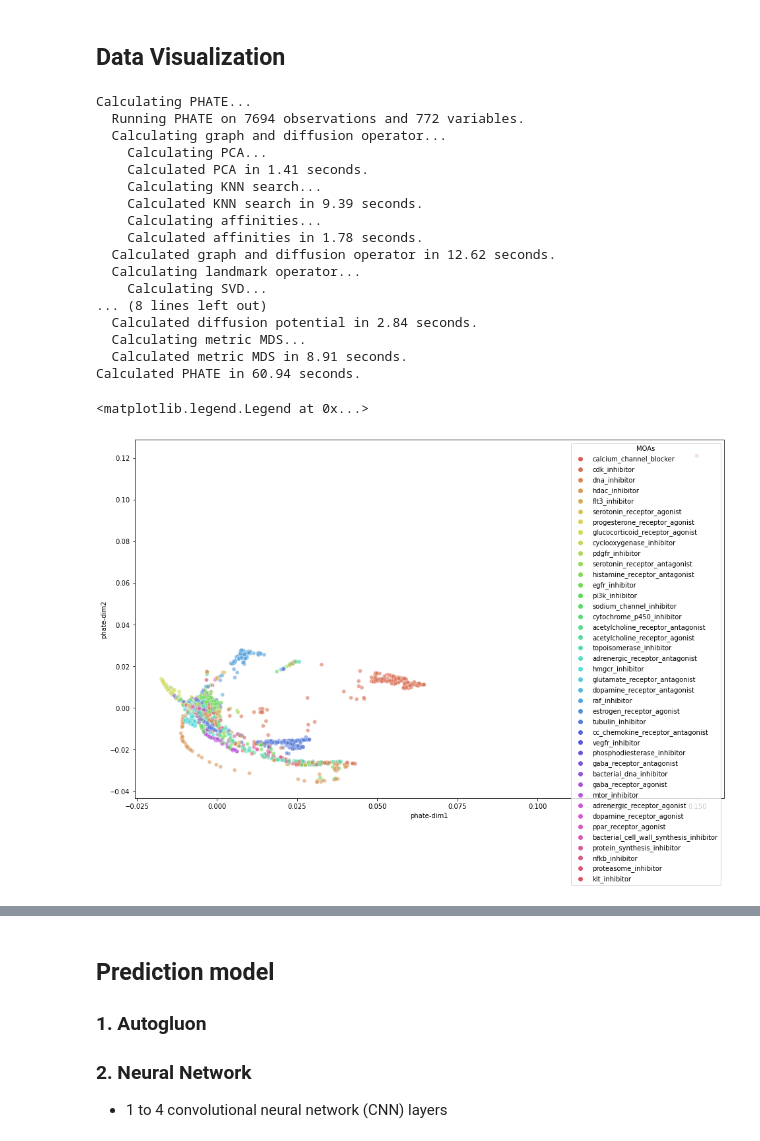
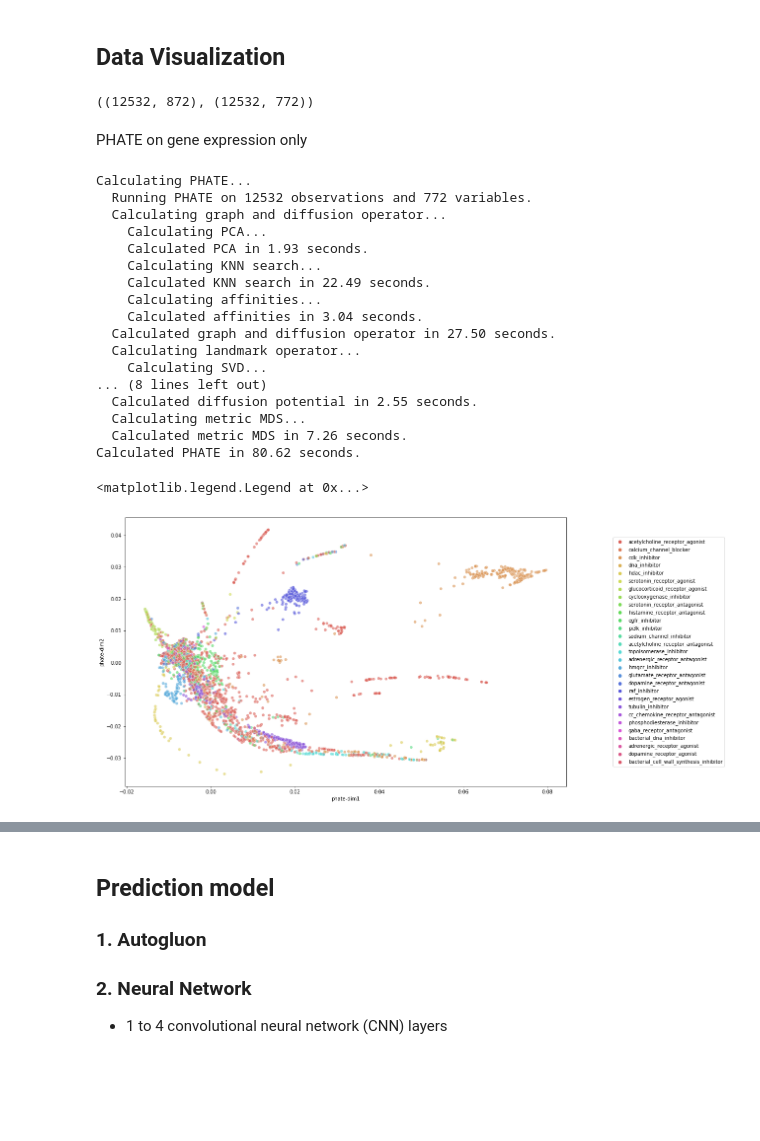
Before and after one commit to maestapereira/2021f_genomics_project, a Jupyter notebook: SandraWorkNotebook.ipynb, the cells around one changed output, grey strips where cells are left out. Drawn from its saved outputs; the diff is of its cells as text; code cells hidden in the pictures; blank space fills up the shorter version.

```diff
--- a/SandraWorkNotebook.ipynb
+++ b/SandraWorkNotebook.ipynb
@@ -208,6 +185,6 @@ array([ 6,  8, 11, ..., 36, 30,  8])
 # %%
 # these are our labels
-moa_label_names = pd.Series(list(n_moa_labels.drop(columns=['id', 'dtype']).columns))
+moa_label_names = pd.Series(list(df_lab.drop(columns=['id', 'dtype']).columns))
 moa_label_names.values
 # %% [output]
 array(['acetylcholine_receptor_agonist',
@@ -255,0 +230,4 @@ Train, test, val features ((3758, 876), (3244, 876), (692, 876))
+# %%
+# get ordinal labels
+ordinal_labels = get_labels_ordinal(df_lab)
+ordinal_labels_full = get_labels_ordinal(df_labels)
@@ -258,50 +257,54 @@ Train, test, val features ((3758, 876), (3244, 876), (692, 876))
 # %%
-# nnptrain_features, nnptest_features, nnpval_features = split_features_train_test_val(df_feat.dropna(), in_numpy=True)
-npgene_exp_feat = get_gene_exp_features(n_moa_feature, in_numpy=True)
-# get ordinal labels
-ordinal_labels = get_labels_ordinal(n_moa_labels)
+# remove all columns except those starting with a g
+npgene_exp_feat = get_gene_exp_features(df_feat, in_numpy=True)
 # get moas of ordinal labels
 name_labels = list(moa_label_names[ordinal_labels.astype(int)].values)
+# %%
+(npbio_feat.shape, npgene_exp_feat.shape)
+# %% [output]
+((12532, 872), (12532, 772))
+# %% [markdown]
+PHATE on gene expression only
 # %%
 # https://www.nature.com/articles/s41587-019-0336-3
 phate_op = phate.PHATE()
-data_phate = phate_op.fit_transform(npgene_exp_feat)
+genex_phate = phate_op.fit_transform(npgene_exp_feat)
 # %% [output]
 Calculating PHATE...
-  Running PHATE on 7694 observations and 772 variables.
+  Running PHATE on 12532 observations and 772 variables.
   Calculating graph and diffusion operator...
     Calculating PCA...
-    Calculated PCA in 1.41 seconds.
+    Calculated PCA in 1.93 seconds.
     Calculating KNN search...
-    Calculated KNN search in 9.39 seconds.
+    Calculated KNN search in 22.49 seconds.
     Calculating affinities...
-    Calculated affinities in 1.78 seconds.
-  Calculated graph and diffusion operator in 12.62 seconds.
+    Calculated affinities in 3.04 seconds.
+  Calculated graph and diffusion operator in 27.50 seconds.
   Calculating landmark operator...
     Calculating SVD...
 ... (8 lines left out)
-  Calculated diffusion potential in 2.84 seconds.
+  Calculated diffusion potential in 2.55 seconds.
   Calculating metric MDS...
-  Calculated metric MDS in 8.91 seconds.
-Calculated PHATE in 60.94 seconds.
+  Calculated metric MDS in 7.26 seconds.
+Calculated PHATE in 80.62 seconds.
 # %%
 phate_df = pd.DataFrame()
-phate_df['MOAs'] = list(moa_label_names[ordinal_labels.astype(int)].values)
-phate_df['phate-dim1'] = data_phate[:,0]
-phate_df['phate-dim2'] = data_phate[:,1]
+phate_df['MOAs'] = name_labels
+phate_df['phate-dim1'] = genex_phate[:,0]
+phate_df['phate-dim2'] = genex_phate[:,1]
 
 plt.figure(figsize=(16,10))
 plot_phate1 = sns.scatterplot(
     x="phate-dim1", y="phate-dim2",
     hue="MOAs",
     palette=sns.color_palette("hls", np.unique(train_labels)[-1]+1),
     data=phate_df,
     legend="full",
     alpha=0.6
 )
-plot_tsne.legend(loc='center left', bbox_to_anchor=(1.6, 0.5), ncol=1)
+plot_phate1.legend(loc='center left', bbox_to_anchor=(1.1, 0.5), ncol=1)
 # %% [output]
 <matplotlib.legend.Legend at 0x...>
-[figure, old version]
+[figure, new version]
 # %%
 plt.figure(figsize=(16,10))
```
Also changed, not shown: parts of 69 cells of this notebook.
